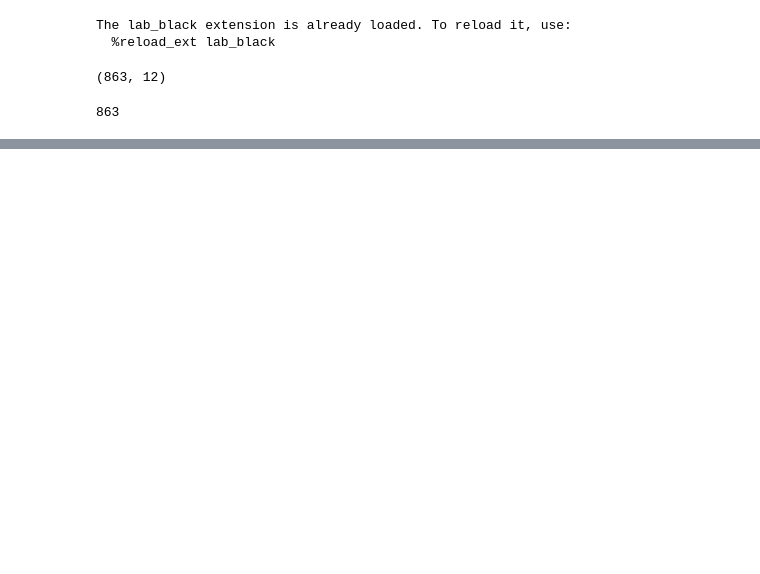
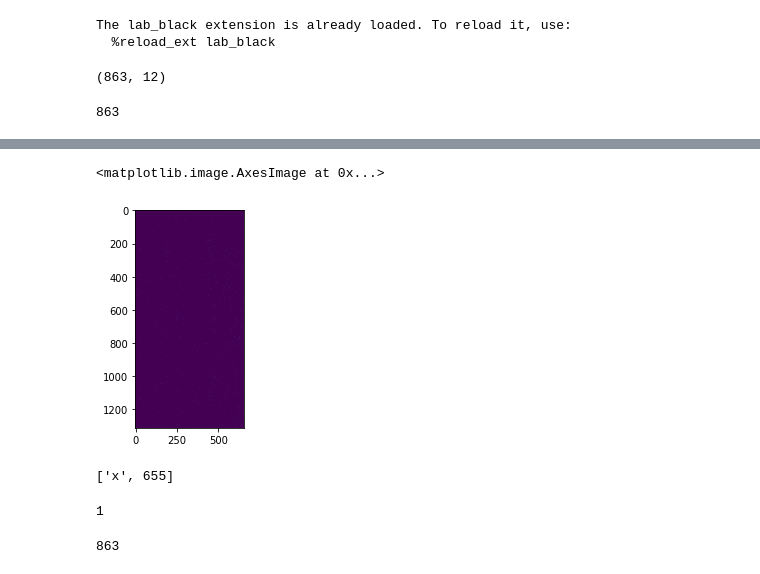
Before and after one commit to olferuk/advent-of-code, a Jupyter notebook: 2021/day_13.ipynb, the cells around one changed output, grey strips where cells are left out. Drawn from its saved outputs; the diff is of its cells as text; code cells hidden in the pictures; blank space fills up the shorter version.

```diff
--- a/2021/day_13.ipynb
+++ b/2021/day_13.ipynb
@@ -1,11 +3,11 @@
 # %%
 %load_ext lab_black
 
-from puzzles import load_puzzle
+from puzzles import load_lines
 
 import numpy as np
 
-s = load_puzzle(13).strip().split("\n")
+s = load_lines(13)
 # %% [output]
 The lab_black extension is already loaded. To reload it, use:
   %reload_ext lab_black
@@ -101,2 +86,0 @@ for fold_params in folds:
-# %%
-A = np.clip(A, 0, 1)
@@ -106,0 +110,20 @@ A.sum()
+# %%
+plt.imshow(A)
+# %% [output]
+<matplotlib.image.AxesImage at 0x...>
+[figure, added]
+# %%
+folds[0]
+# %% [output]
+['x', 655]
+# %%
+for fold_params in folds:
+    print("1")
+    A = fold(A, *fold_params)
+    break
+# %% [output]
+1
+# %%
+A.sum()
+# %% [output]
+863
```
Also changed, not shown: parts of 14 cells of this notebook, 33 other files.
